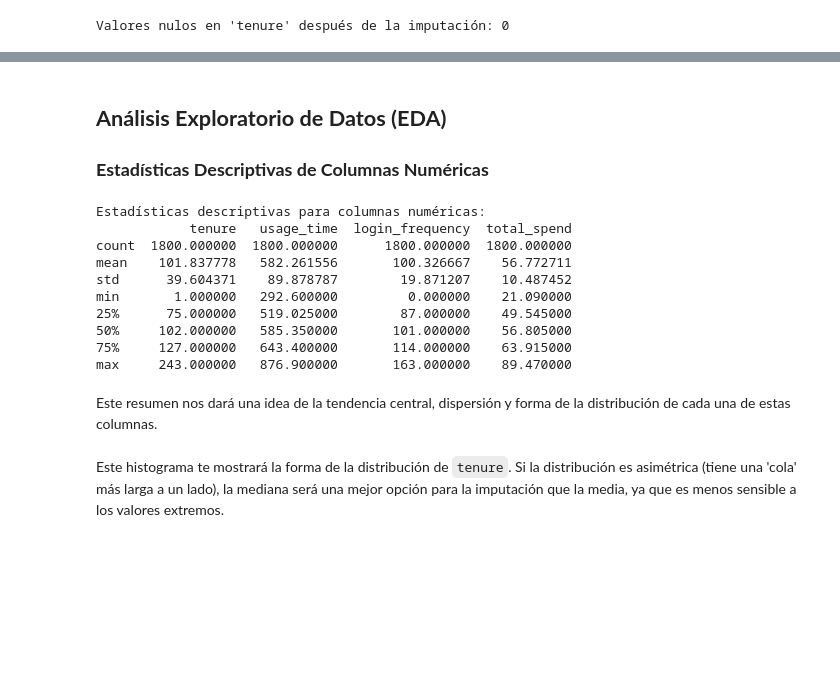
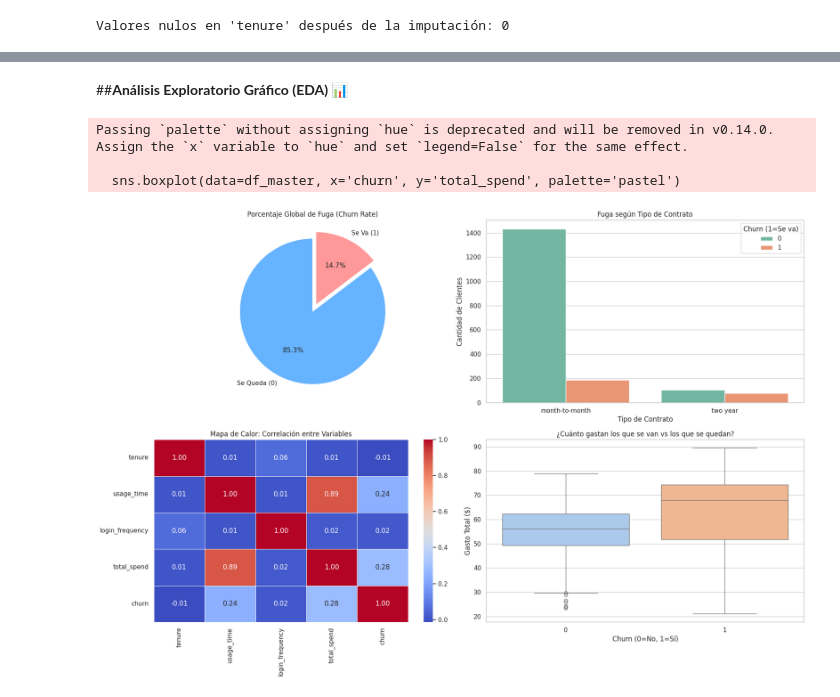
Before and after one commit to veterydaisy/Proyecto-2-ChurnInsight-Predicci-n-de-Cancelaci-n-de-Clientes-grupo-H12-25-L-Equipo-11-Data-Science, a Jupyter notebook: proyecto_churninsight_prediccion_de_cancelacion_de_clientes.ipynb, the cells around one changed output, grey strips where cells are left out. Drawn from its saved outputs; the diff is of its cells as text; code cells hidden in the pictures; blank space fills up the shorter version.

```diff
--- a/proyecto_churninsight_prediccion_de_cancelacion_de_clientes.ipynb
+++ b/proyecto_churninsight_prediccion_de_cancelacion_de_clientes.ipynb
@@ -358,22 +572,48 @@ plt.show()
 # %% [markdown]
-## **Análisis Exploratorio de Datos (EDA)**
-
-### **Estadísticas Descriptivas de Columnas Numéricas**
+##**Análisis Exploratorio Gráfico (EDA) 📊**
-# %%
-print('Estadísticas descriptivas para columnas numéricas:')
-print(df_master[['tenure', 'usage_time', 'login_frequency', 'total_spend']].describe())
-# %% [output]
-Estadísticas descriptivas para columnas numéricas:
-            tenure   usage_time  login_frequency  total_spend
-count  1800.000000  1800.000000      1800.000000  1800.000000
-mean    101.837778   582.261556       100.326667    56.772711
-std      39.604371    89.878787        19.871207    10.487452
-min       1.000000   292.600000         0.000000    21.090000
-25%      75.000000   519.025000        87.000000    49.545000
-50%     102.000000   585.350000       101.000000    56.805000
-75%     127.000000   643.400000       114.000000    63.915000
-max     243.000000   876.900000       163.000000    89.470000
-# %% [markdown]
-Este resumen nos dará una idea de la tendencia central, dispersión y forma de la distribución de cada una de estas columnas.
-# %% [markdown]
-Este histograma te mostrará la forma de la distribución de `tenure`. Si la distribución es asimétrica (tiene una 'cola' más larga a un lado), la mediana será una mejor opción para la imputación que la media, ya que es menos sensible a los valores extremos.
+# %%
+
+
+# Configuración de estilo profesional
+sns.set(style="whitegrid")
+plt.figure(figsize=(18, 12)) # Tamaño grande para ver bien
+
+# --- 1. PASTEL DE CHURN (Overview) ---
+plt.subplot(2, 2, 1)
+# Usamos el conteo que ya hiciste
+churn_counts = df_master['churn'].value_counts()
+plt.pie(churn_counts, labels=['Se Queda (0)', 'Se Va (1)'], autopct='%1.1f%%',
+        colors=['#66b3ff','#ff9999'], startangle=90, explode=(0, 0.1))
+plt.title('Porcentaje Global de Fuga (Churn Rate)')
+
+# --- 2. IMPACTO DEL CONTRATO (Categoría Clave) ---
+plt.subplot(2, 2, 2)
+# Gráfico de barras apiladas o agrupadas
+sns.countplot(data=df_master, x='contract_type', hue='churn', palette='Set2')
+plt.title('Fuga según Tipo de Contrato')
+plt.xlabel('Tipo de Contrato')
+plt.ylabel('Cantidad de Clientes')
+plt.legend(title='Churn (1=Se va)')
+
+# --- 3. CORRELACIÓN NUMÉRICA (Heatmap) ---
+plt.subplot(2, 2, 3)
+# Seleccionamos solo columnas numéricas para correlación
+cols_corr = ['tenure', 'usage_time', 'login_frequency', 'total_spend', 'churn']
+corr_matrix = df_master[cols_corr].corr()
+sns.heatmap(corr_matrix, annot=True, cmap='coolwarm', fmt=".2f", linewidths=0.5)
+plt.title('Mapa de Calor: Correlación entre Variables')
+
+# --- 4. DISTRIBUCIÓN DE GASTO (Boxplot) ---
+plt.subplot(2, 2, 4)
+sns.boxplot(data=df_master, x='churn', y='total_spend', palette='pastel')
+plt.title('¿Cuánto gastan los que se van vs los que se quedan?')
+plt.xlabel('Churn (0=No, 1=Sí)')
+plt.ylabel('Gasto Total ($)')
+
+plt.tight_layout()
+plt.show()
+# %% [output]
+Passing `palette` without assigning `hue` is deprecated and will be removed in v0.14.0. Assign the `x` variable to `hue` and set `legend=False` for the same effect.
+
+  sns.boxplot(data=df_master, x='churn', y='total_spend', palette='pastel')
+[figure, added]
```
Also changed, not shown: parts of 34 cells of this notebook.
